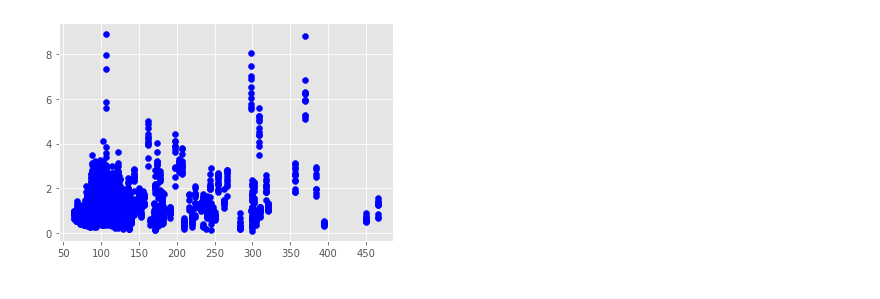
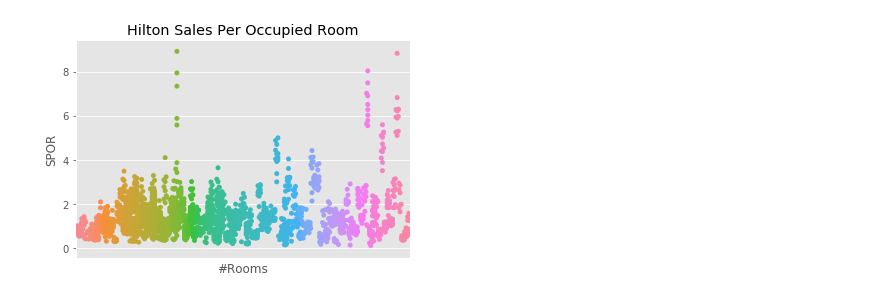
Before and after one commit to allisonhenge/Impulse-Spending, a Jupyter notebook: notebooks/capstone3.ipynb, the cells around one changed output. Saved outputs shown, nothing was run; the diff lists cells and outputs as text; code cells hidden in the pictures.

```diff
--- a/notebooks/capstone3.ipynb
+++ b/notebooks/capstone3.ipynb
@@ -59,9 +87,9 @@ Property Name Property Code Brand  #Rooms  \
 # %%
-hilto_mask = test_hotels['Brand'] == 'Hilto'
-hilto_df = test_hotels[hilto_mask]
-x = hilto_df['#Rooms']
-y = hilto_df['SPOR']
-plt.scatter(x,y, color = 'b')
-plt.savefig('../images/hilto_mask.png')
+hilto_mask = comparision_df['Brand'] == 'Hilto'
+hilto_df = comparision_df[hilto_mask]
+fig = sns.swarmplot(x="#Rooms", y="SPOR", data=hilto_df)
+fig.set(xticks=[])
+fig.set(title = 'Hilton Sales Per Occupied Room')
+plt.savefig('../images/hilton_spor.png')
 # %% [output]
-[figure, old version]
+[figure, new version]
```
Also changed, not shown: parts of 8 cells of this notebook, 37 other files.
